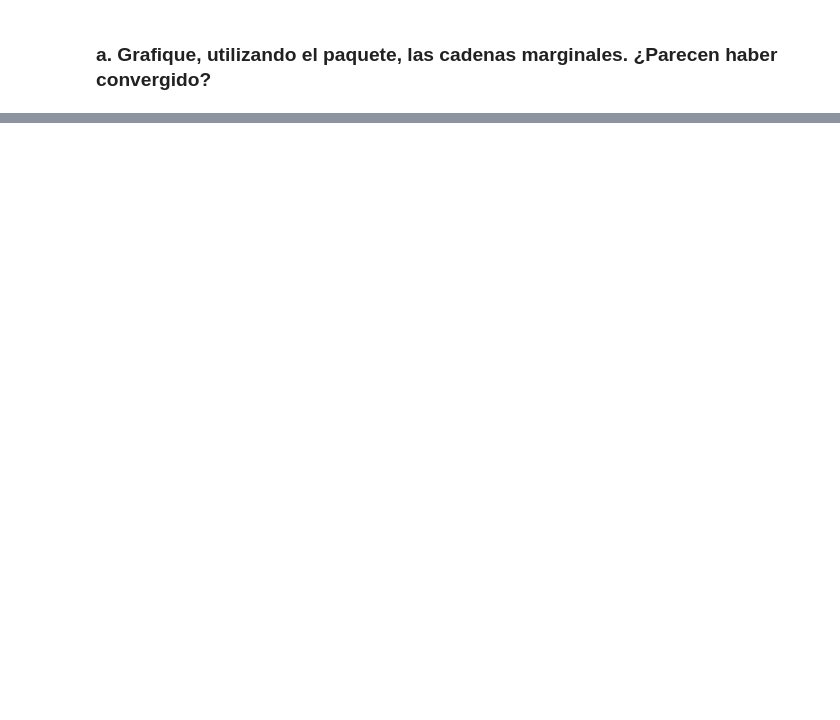
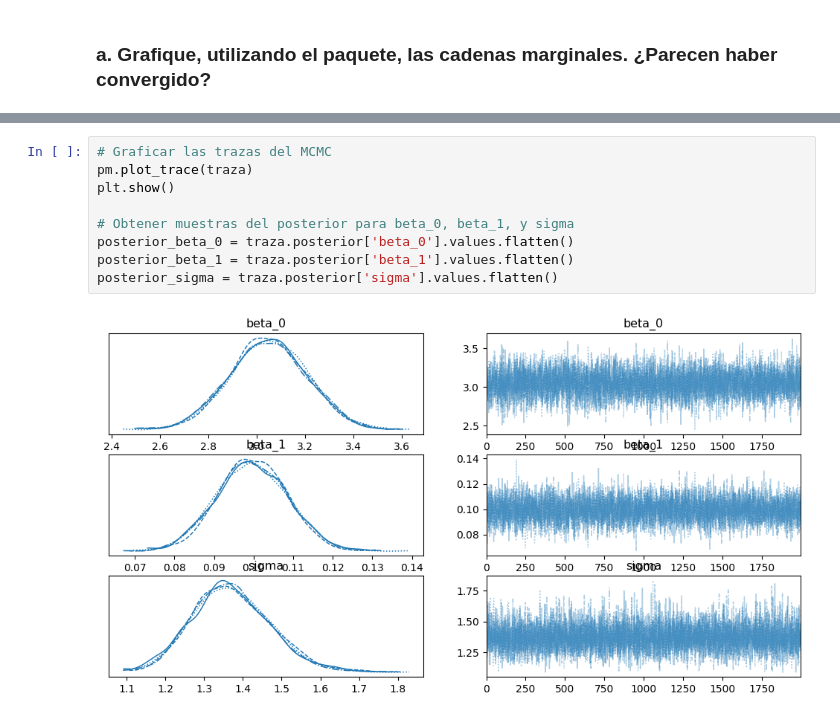
Before and after one commit to matias258/Estimacion_Bayesiana, a Jupyter notebook: Entregas/2/entrega2.ipynb, the cells around one changed output, grey strips where cells are left out. Cells and saved outputs as stored; diff of their text form; blank space fills up the shorter version.

```diff
--- a/Entregas/2/entrega2.ipynb
+++ b/Entregas/2/entrega2.ipynb
@@ -613,0 +638,11 @@ array([[<Axes: title={'center': 'alpha'}>,
+# %%
+# Graficar las trazas del MCMC
+pm.plot_trace(traza)
+plt.show()
+
+# Obtener muestras del posterior para beta_0, beta_1, y sigma
+posterior_beta_0 = traza.posterior['beta_0'].values.flatten()
+posterior_beta_1 = traza.posterior['beta_1'].values.flatten()
+posterior_sigma = traza.posterior['sigma'].values.flatten()
+# %% [output]
+[figure, added]
```
Also changed, not shown: parts of 19 cells of this notebook.
